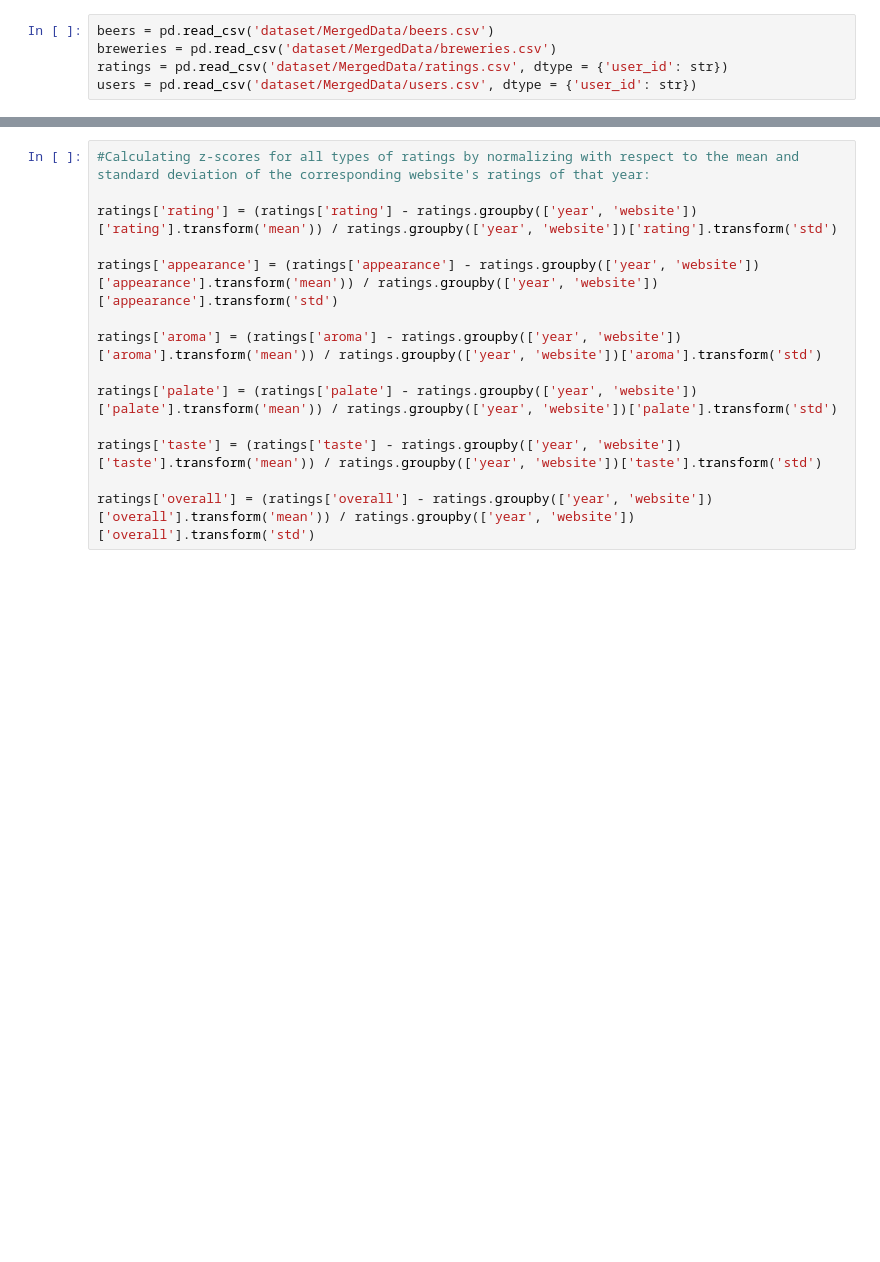
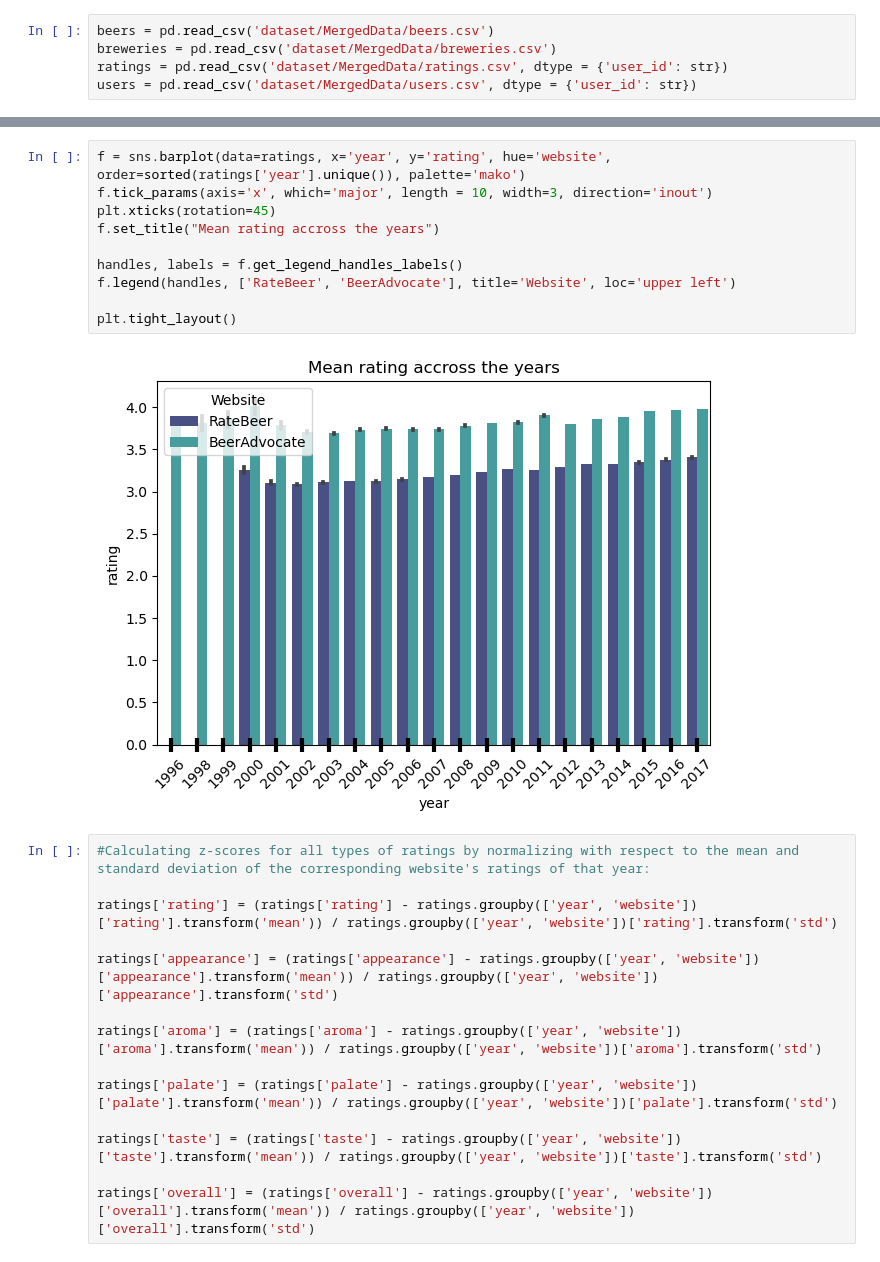
Before and after one commit to epfl-ada/ada-2023-project-vivalavada, a Jupyter notebook: milestone_p2.ipynb, the cells around one changed output, grey strips where cells are left out. Drawn from its saved outputs; the diff is of its cells as text; blank space fills up the shorter version.

```diff
--- a/milestone_p2.ipynb
+++ b/milestone_p2.ipynb
@@ -269,3 +333,15 @@ PART 2: Preprocessing of the merged data before initial analysis
+# %%
+f = sns.barplot(data=ratings, x='year', y='rating', hue='website', order=sorted(ratings['year'].unique()), palette='mako')
+f.tick_params(axis='x', which='major', length = 10, width=3, direction='inout')
+plt.xticks(rotation=45)
+f.set_title("Mean rating accross the years")
+
+handles, labels = f.get_legend_handles_labels()
+f.legend(handles, ['RateBeer', 'BeerAdvocate'], title='Website', loc='upper left')
+
+plt.tight_layout()
+# %% [output]
+[figure, added]
 # %%
 #Calculating z-scores for all types of ratings by normalizing with respect to the mean and standard deviation of the corresponding website's ratings of that year:
 
```
Also changed, not shown: parts of 39 cells of this notebook.
